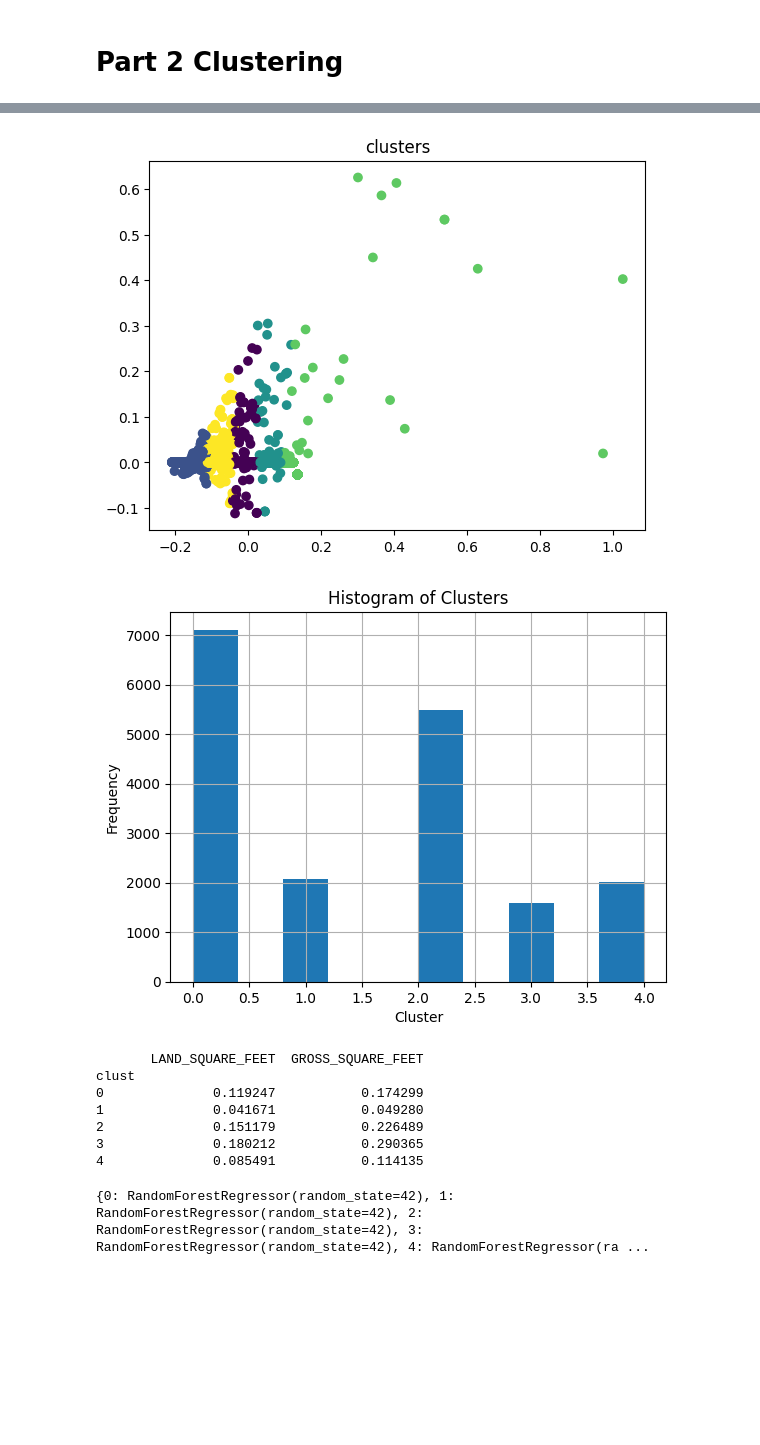
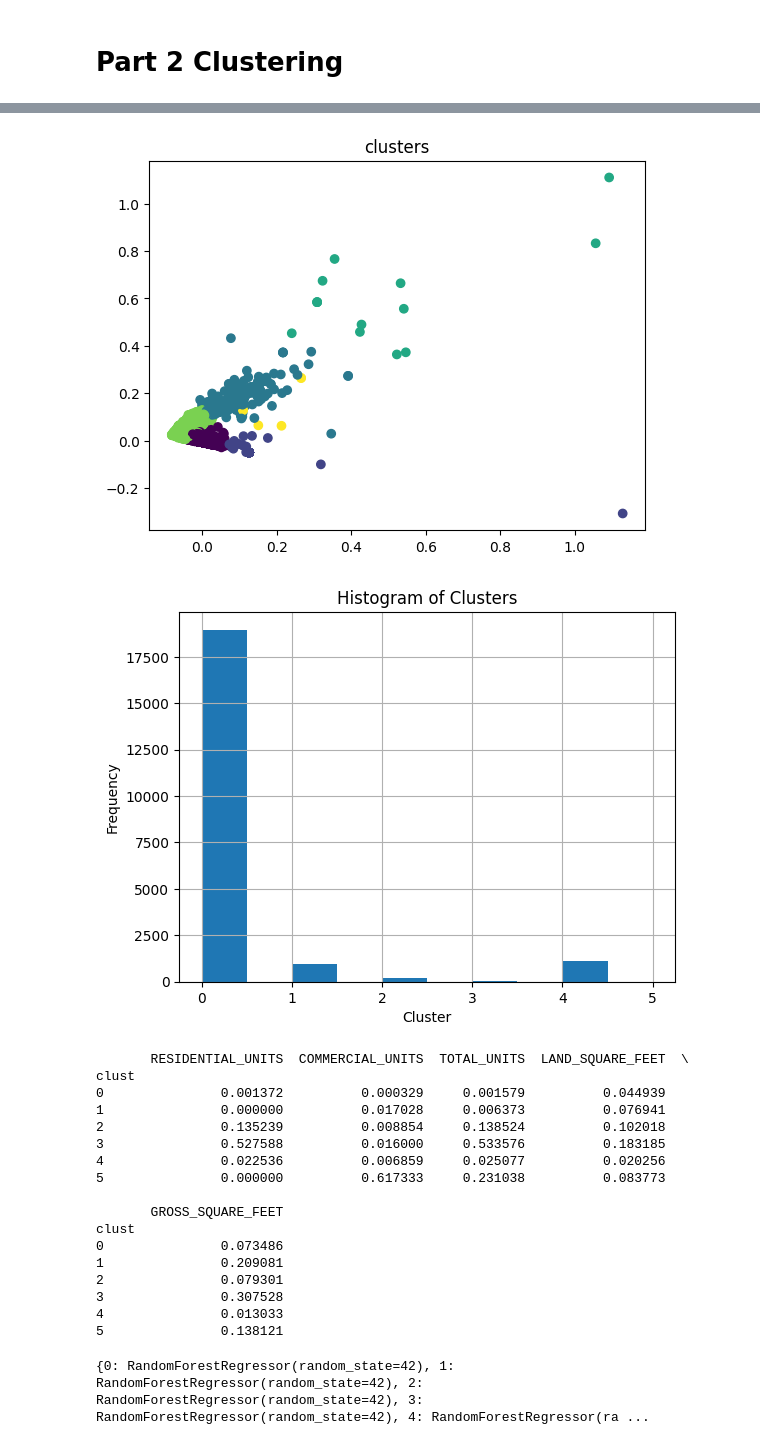
Before and after one commit to ZachLSoftware/BigData_CW, a Jupyter notebook: main_step_2.ipynb, the cells around one changed output, grey strips where cells are left out. Saved outputs shown, nothing was run; the diff lists cells and outputs as text; code cells hidden in the pictures; blank space fills up the shorter version.

```diff
--- a/main_step_2.ipynb
+++ b/main_step_2.ipynb
@@ -616,7 +648,7 @@ def step2_clean():
     df[numerical]=df[numerical].apply(pd.to_numeric)
 
     #Set missing Sale price to avoid log issues before outlier
-    df["SALE_PRICE"]=df["SALE_PRICE"].replace(0, np.NaN)
+    df[['LAND_SQUARE_FEET', 'GROSS_SQUARE_FEET', 'SALE_PRICE']]=df[['LAND_SQUARE_FEET', 'GROSS_SQUARE_FEET', 'SALE_PRICE']].replace(0,np.NaN)
 
     #Drop unecessary columns and duplicates
     df.drop(columns=['BOROUGH', 'EASE-MENT', 'APARTMENT_NUMBER'], inplace=True)
@@ -653,6 +685,11 @@ def step2_clean():
     df=df.drop('outlier', axis=1)
     df.dropna(inplace=True)
     df.reset_index(drop=True, inplace=True)
+    # df=markOutliersPerNieghborhoodLand(df)
+    # df=df[df.outlier==0]
+    # df=df.drop('outlier', axis=1)
+    # df.dropna(inplace=True)
+    # df.reset_index(drop=True, inplace=True)
 
 
     #print new shape and null summary
@@ -781,7 +818,7 @@ def visualizeClusterData(df, labels):
     plt.title('clusters')
     plt.show()
 
-cluster_features=['RESIDENTIAL_UNITS','COMMERCIAL_UNITS','TOTAL_UNITS','LAND_SQUARE_FEET','GROSS_SQUARE_FEET','SALE_PRICE', 'lnprice']
+cluster_features=['RESIDENTIAL_UNITS','COMMERCIAL_UNITS','TOTAL_UNITS','LAND_SQUARE_FEET','GROSS_SQUARE_FEET']
 elbow(part2_normalized[cluster_features])
 n_clusters=6
 part2_cluster, kmeansModel=clusterData(part2_normalized, cluster_features, n_clusters)
@@ -804,12 +841,22 @@ J-score =  12.796223775370361
-[figure, old version]
+[figure, new version]
-[figure, old version]
+[figure, new version]
-       LAND_SQUARE_FEET  GROSS_SQUARE_FEET
+       RESIDENTIAL_UNITS  COMMERCIAL_UNITS  TOTAL_UNITS  LAND_SQUARE_FEET  \
 clust
-0              0.119247           0.174299
-1              0.041671           0.049280
-2              0.151179           0.226489
-3              0.180212           0.290365
-4              0.085491           0.114135
+0               0.001372          0.000329     0.001579          0.044939
+1               0.000000          0.017028     0.006373          0.076941
+2               0.135239          0.008854     0.138524          0.102018
+3               0.527588          0.016000     0.533576          0.183185
+4               0.022536          0.006859     0.025077          0.020256
+5               0.000000          0.617333     0.231038          0.083773
+
+       GROSS_SQUARE_FEET
+clust
+0               0.073486
+1               0.209081
+2               0.079301
+3               0.307528
+4               0.013033
+5               0.138121
 # %%
 def localRegressors(df, clusters, features, target):
     model_dict={}
```
Also changed, not shown: parts of 15 cells of this notebook, 1 other file.
